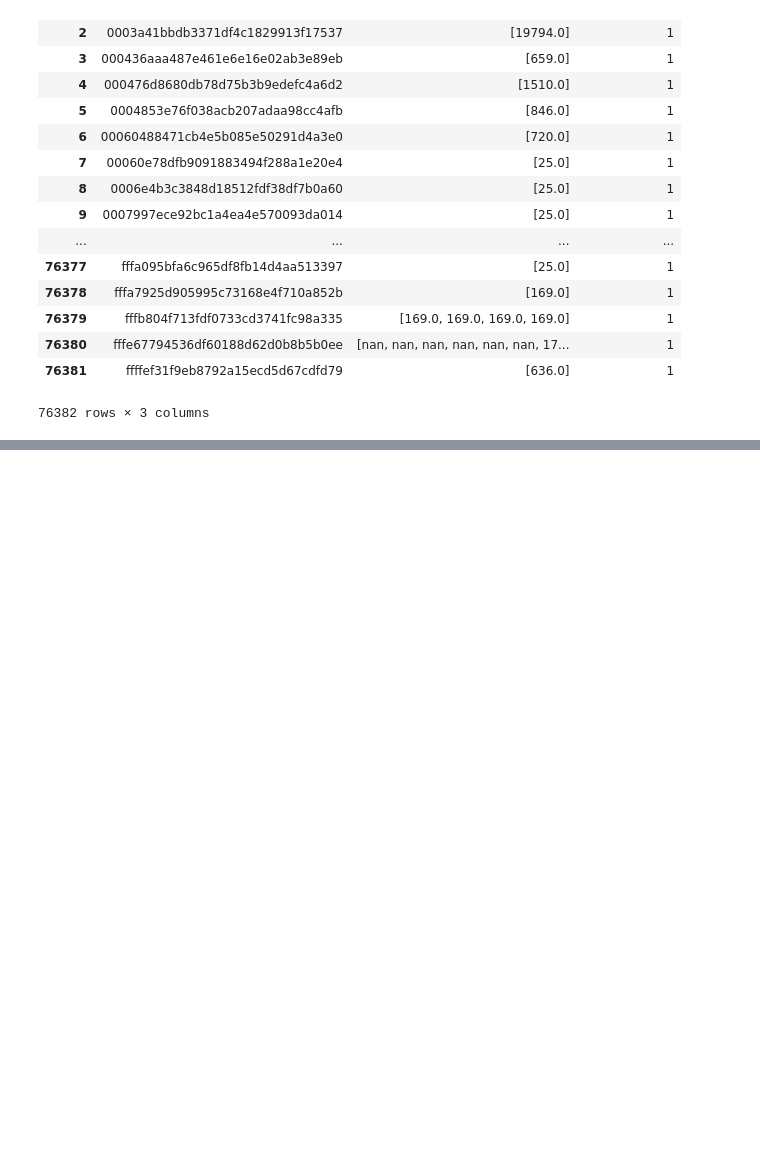
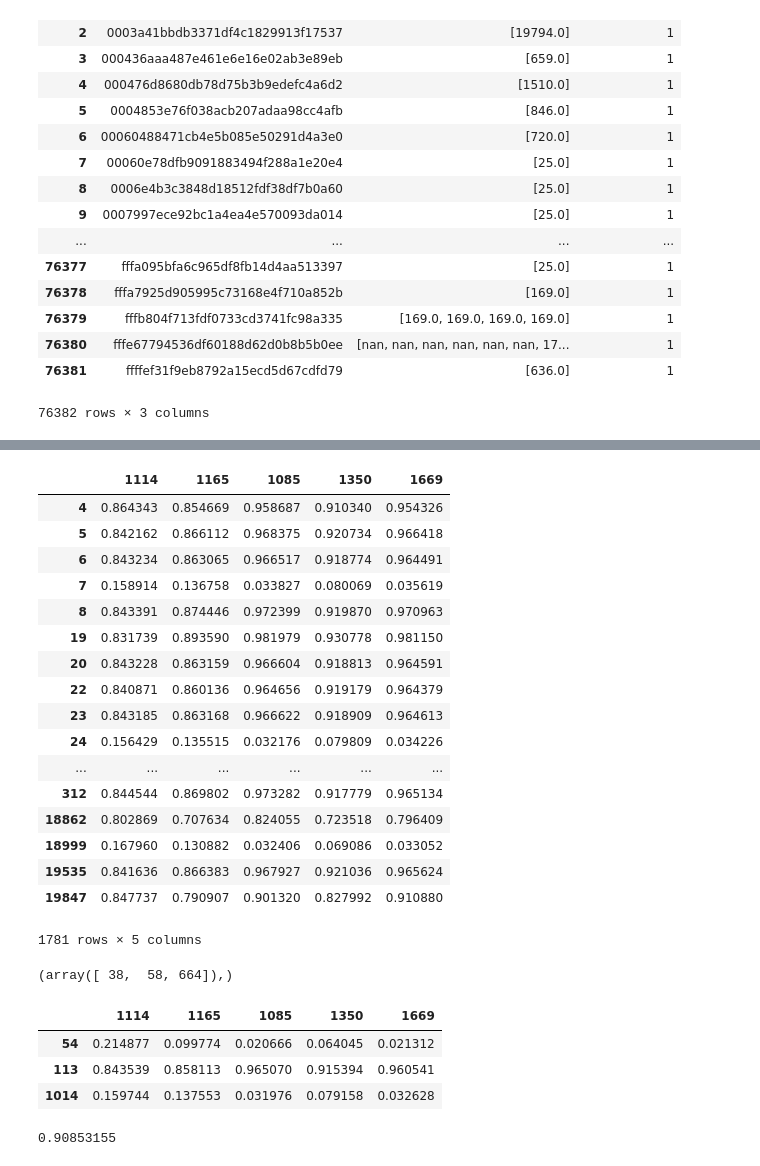
Before and after one commit to tjcdev/sci-autoencoder, a Jupyter notebook: notebooks/modelling/Recommend using time consistent recommender class.ipynb, the cells around one changed output, grey strips where cells are left out. Cells and saved outputs as stored; diff of their text form; code cells hidden in the pictures; blank space fills up the shorter version.

```diff
--- a/notebooks/modelling/Recommend using time consistent recommender class.ipynb
+++ b/notebooks/modelling/Recommend using time consistent recommender class.ipynb
@@ -82,0 +90,24 @@ precision, recall, refined_precision = evaluate(y_true, y_pred, similar_items, s
+# %%
+# Get the similarity matrix entries for the most similar items to our
+pred_sim_matrix = similarity_matrix[similar_items.index]
+# %%
+pred_sim_matrix
+# %% [output]
+|  | 1114 | 1165 | 1085 | 1350 | 1669 |
+| 4 | 0.864343 | 0.854669 | 0.958687 | 0.910340 | 0.954326 |
+| 5 | 0.842162 | 0.866112 | 0.968375 | 0.920734 | 0.966418 |
+| 6 | 0.843234 | 0.863065 | 0.966517 | 0.918774 | 0.964491 |
+| 7 | 0.158914 | 0.136758 | 0.033827 | 0.080069 | 0.035619 |
+| 8 | 0.843391 | 0.874446 | 0.972399 | 0.919870 | 0.970963 |
+| 19 | 0.831739 | 0.893590 | 0.981979 | 0.930778 | 0.981150 |
+| 20 | 0.843228 | 0.863159 | 0.966604 | 0.918813 | 0.964591 |
+| 22 | 0.840871 | 0.860136 | 0.964656 | 0.919179 | 0.964379 |
+| 23 | 0.843185 | 0.863168 | 0.966622 | 0.918909 | 0.964613 |
+| 24 | 0.156429 | 0.135515 | 0.032176 | 0.079809 | 0.034226 |
+| ... | ... | ... | ... | ... | ... |
+| 312 | 0.844544 | 0.869802 | 0.973282 | 0.917779 | 0.965134 |
+| 18862 | 0.802869 | 0.707634 | 0.824055 | 0.723518 | 0.796409 |
+| 18999 | 0.167960 | 0.130882 | 0.032406 | 0.069086 | 0.033052 |
+| 19535 | 0.841636 | 0.866383 | 0.967927 | 0.921036 | 0.965624 |
+| 19847 | 0.847737 | 0.790907 | 0.901320 | 0.827992 | 0.910880 |
+1781 rows × 5 columns
@@ -82,0 +117,4 @@ precision, recall, refined_precision = evaluate(y_true, y_pred, similar_items, s
+# %%
+true_idx
+# %% [output]
+(array([ 38,  58, 664]),)
@@ -83,3 +126,14 @@ precision, recall, refined_precision = evaluate(y_true, y_pred, similar_items, s
+# %%
+masked_pred_sim_matrix
+# %% [output]
+|  | 1114 | 1165 | 1085 | 1350 | 1669 |
+| 54 | 0.214877 | 0.099774 | 0.020666 | 0.064045 | 0.021312 |
+| 113 | 0.843539 | 0.858113 | 0.965070 | 0.915394 | 0.960541 |
+| 1014 | 0.159744 | 0.137553 | 0.031976 | 0.079158 | 0.032628 |
+# %%
+np.mean(masked_pred_sim_matrix.max(axis=0))
+# %% [output]
+0.90853155
 # %%
 print(precision)
 print(recall)
```
Also changed, not shown: parts of 8 cells of this notebook, 6 other files.
